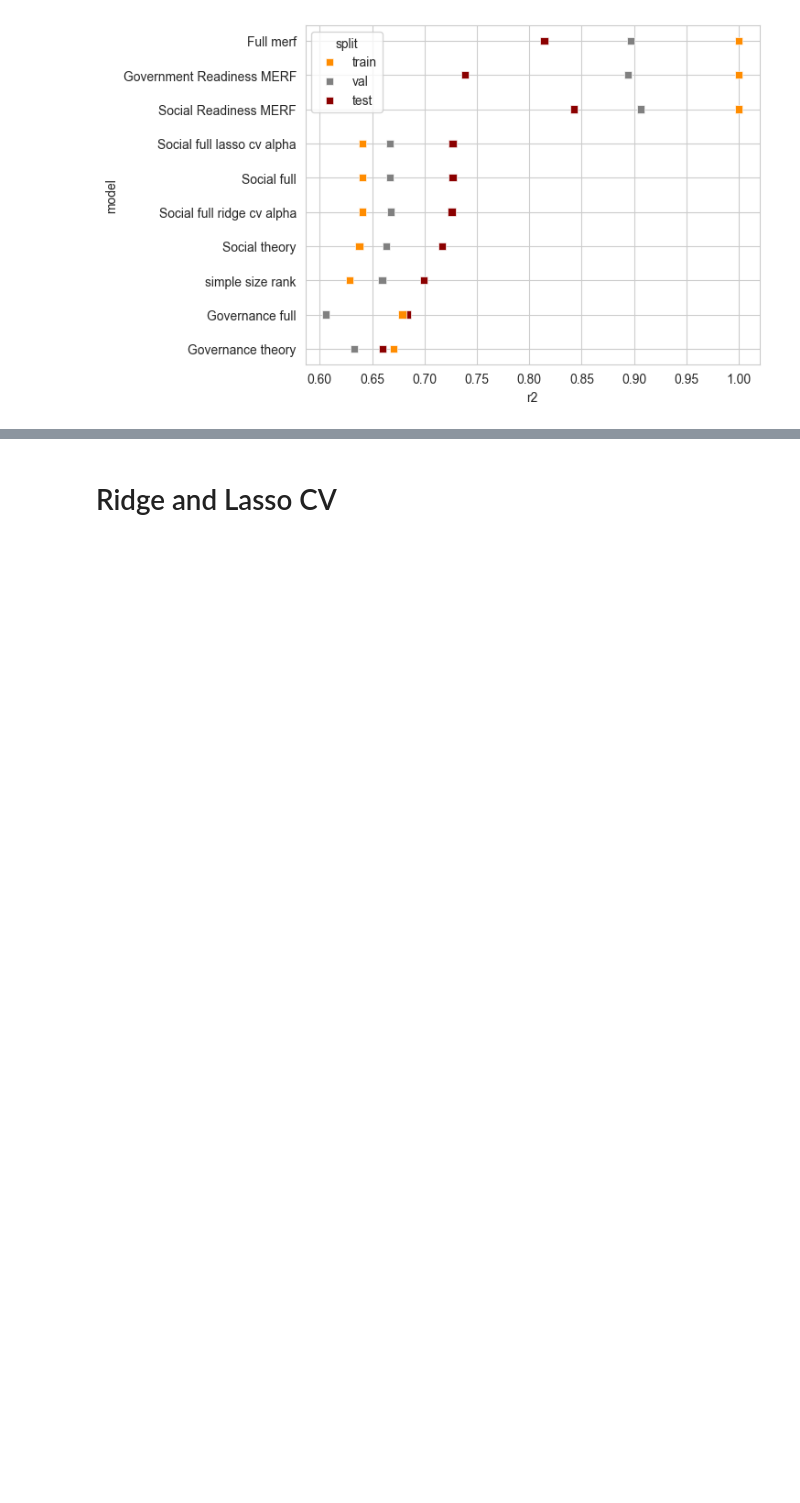
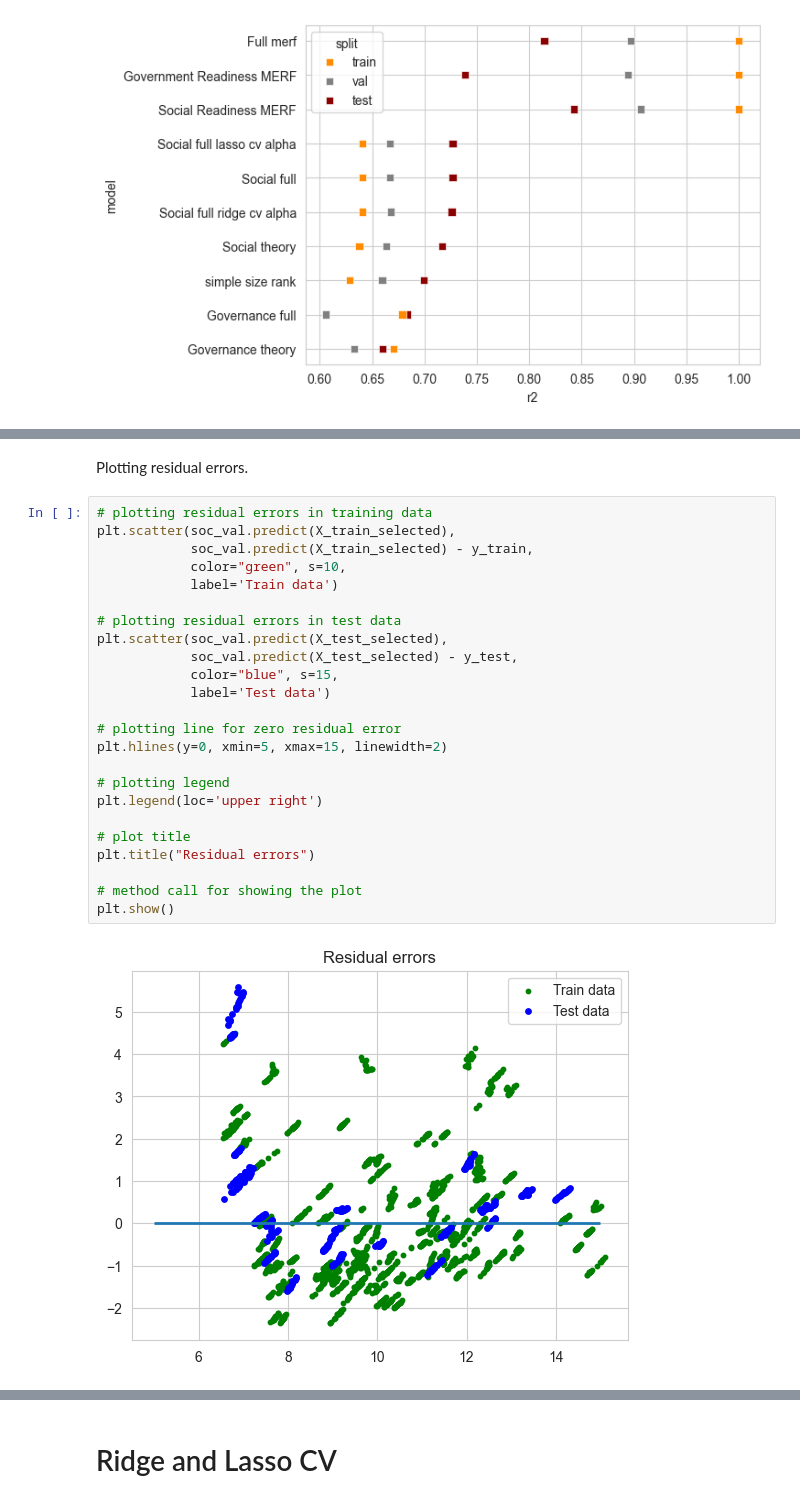
Before and after one commit to marcbarc19/DataScienceExam, a Jupyter notebook: forest-modelling.ipynb, the cells around one changed output, grey strips where cells are left out. Drawn from its saved outputs; the diff is of its cells as text; blank space fills up the shorter version.

```diff
--- a/forest-modelling.ipynb
+++ b/forest-modelling.ipynb
@@ -1548,0 +1526,28 @@ plt.show()
+# %% [markdown]
+Plotting residual errors.
+# %%
+# plotting residual errors in training data
+plt.scatter(soc_val.predict(X_train_selected),
+            soc_val.predict(X_train_selected) - y_train,
+            color="green", s=10,
+            label='Train data')
+
+# plotting residual errors in test data
+plt.scatter(soc_val.predict(X_test_selected),
+            soc_val.predict(X_test_selected) - y_test,
+            color="blue", s=15,
+            label='Test data')
+
+# plotting line for zero residual error
+plt.hlines(y=0, xmin=5, xmax=15, linewidth=2)
+
+# plotting legend
+plt.legend(loc='upper right')
+
+# plot title
+plt.title("Residual errors")
+
+# method call for showing the plot
+plt.show()
+# %% [output]
+[figure, added]
```
Also changed, not shown: parts of 25 cells of this notebook.
